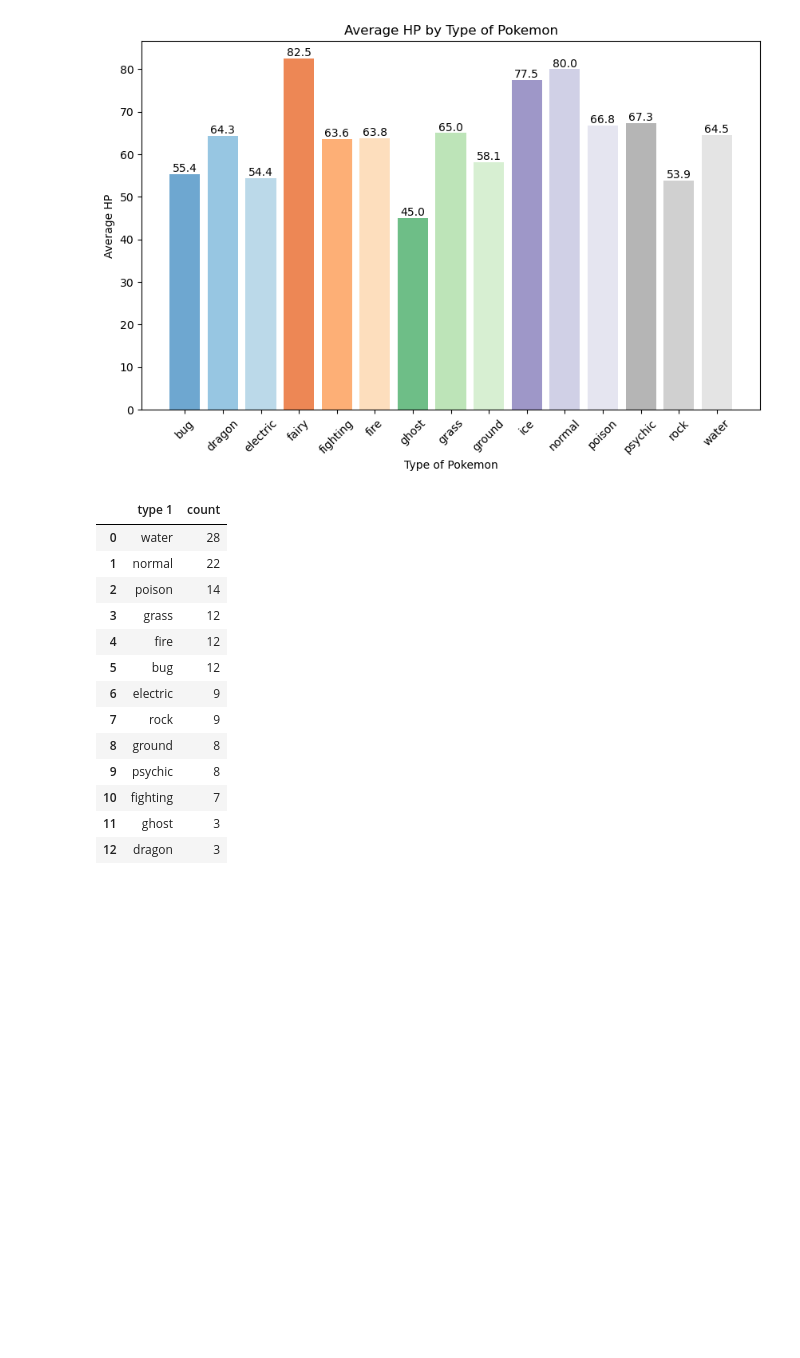
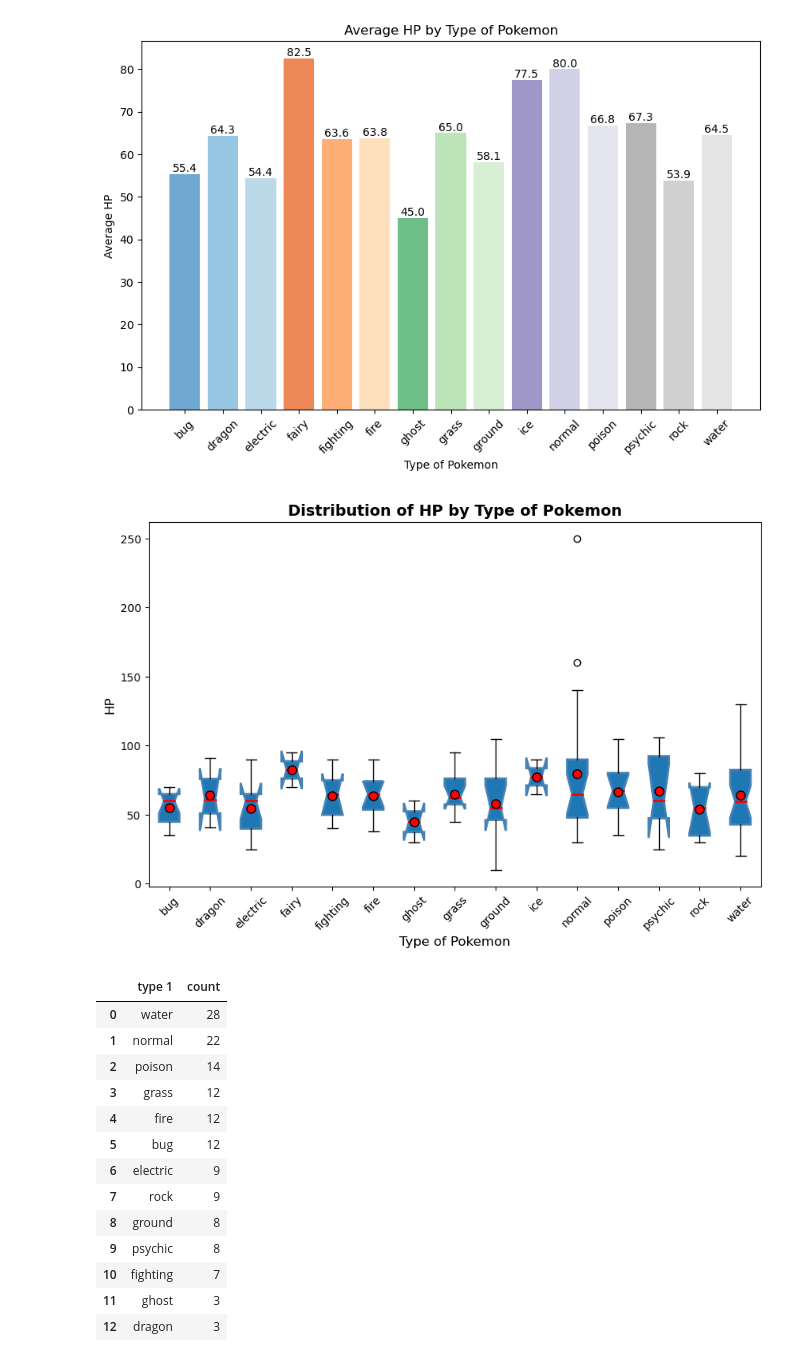
Before and after one commit to Bama-Jamma/Group_Project_1, a Jupyter notebook: PokePy/PokeProj1Start.ipynb, the cells around one changed output. Cells and saved outputs as stored; diff of their text form; code cells hidden in the pictures; blank space fills up the shorter version.

```diff
--- a/PokePy/PokeProj1Start.ipynb
+++ b/PokePy/PokeProj1Start.ipynb
@@ -206,6 +220,34 @@ plt.title("Average HP by Type of Pokemon")
 plt.show()
 # %% [output]
 [figure]
+# %%
+# Set a larger figure size
+plt.figure(figsize=(10, 6))
+
+# Group the data by "type 1" and extract the "HP" column for each group
+grouped_data = df1.groupby("type 1")["HP"]
+
+# Create a list to store the data for each group
+data = [grouped_data.get_group(group) for group in grouped_data.groups]
+
+# Create the boxplot to visualize the distribution of HP by type
+boxprops = dict(linewidth=2, color='steelblue')
+medianprops = dict(linestyle='-', linewidth=2, color='red')
+plt.boxplot(data, labels=grouped_data.groups, showmeans=True, boxprops=boxprops,
+            medianprops=medianprops, meanprops=meanprops, patch_artist=True, notch=True)
+
+# Customize plot labels and title
+plt.title("Distribution of HP by Type of Pokemon", fontsize=14, fontweight='bold')
+plt.xlabel("Type of Pokemon", fontsize=12)
+plt.ylabel("HP", fontsize=12)
+
+# Rotate x-axis labels for better readability
+plt.xticks(rotation=45)
+
+# Show the modified boxplot
+plt.show()
+# %% [output]
+[figure, added]
 # %%
 #Count number of pokemon from each type in orginal 151
 f = pd.DataFrame(d["type 1"].value_counts())
```
Also changed, not shown: parts of 19 cells of this notebook.
